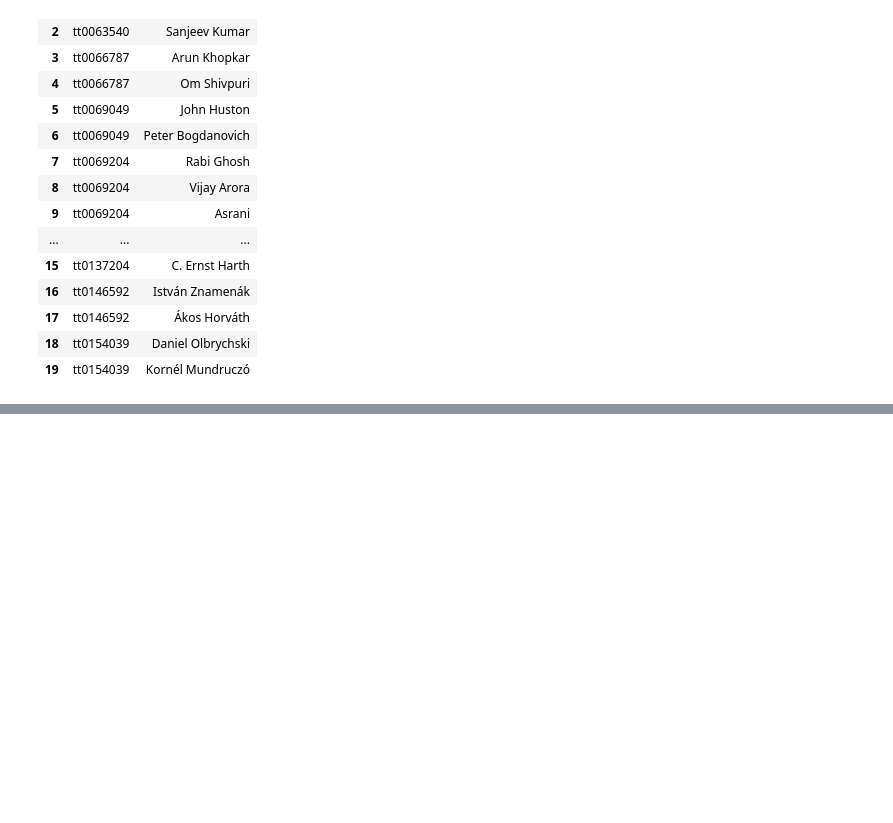
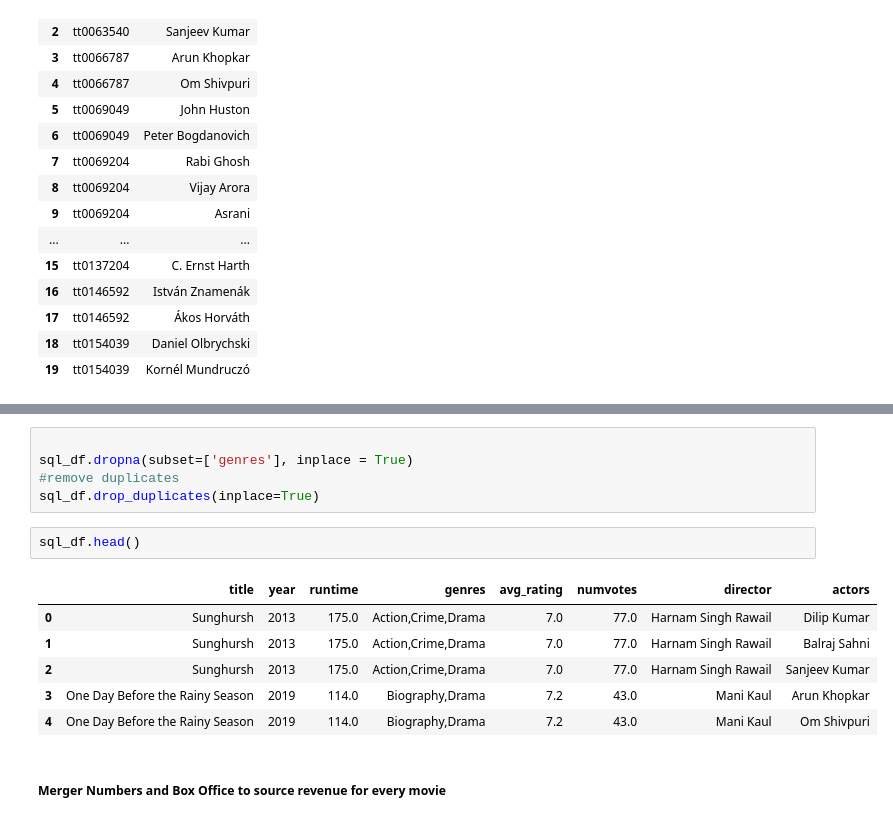
Before and after one commit to Wangari-web/dsc-phase-1-project-v2-4, a Jupyter notebook: student.ipynb, the cells around one changed output, grey strips where cells are left out. Drawn from its saved outputs; the diff is of its cells as text; blank space fills up the shorter version.

```diff
--- a/student.ipynb
+++ b/student.ipynb
@@ -349,0 +373,16 @@ actors.head(20)
+# %%
+
+sql_df.dropna(subset=['genres'], inplace = True)
+#remove duplicates
+sql_df.drop_duplicates(inplace=True)
+# %%
+sql_df.head()
+# %% [output]
+|  | title | year | runtime | genres | avg_rating | numvotes | director | actors |
+| 0 | Sunghursh | 2013 | 175.0 | Action,Crime,Drama | 7.0 | 77.0 | Harnam Singh Rawail | Dilip Kumar |
+| 1 | Sunghursh | 2013 | 175.0 | Action,Crime,Drama | 7.0 | 77.0 | Harnam Singh Rawail | Balraj Sahni |
+| 2 | Sunghursh | 2013 | 175.0 | Action,Crime,Drama | 7.0 | 77.0 | Harnam Singh Rawail | Sanjeev Kumar |
+| 3 | One Day Before the Rainy Season | 2019 | 114.0 | Biography,Drama | 7.2 | 43.0 | Mani Kaul | Arun Khopkar |
+| 4 | One Day Before the Rainy Season | 2019 | 114.0 | Biography,Drama | 7.2 | 43.0 | Mani Kaul | Om Shivpuri |
+# %% [markdown]
+##### Merger Numbers and Box Office to source revenue for every movie
```
Also changed, not shown: parts of 6 cells of this notebook.
